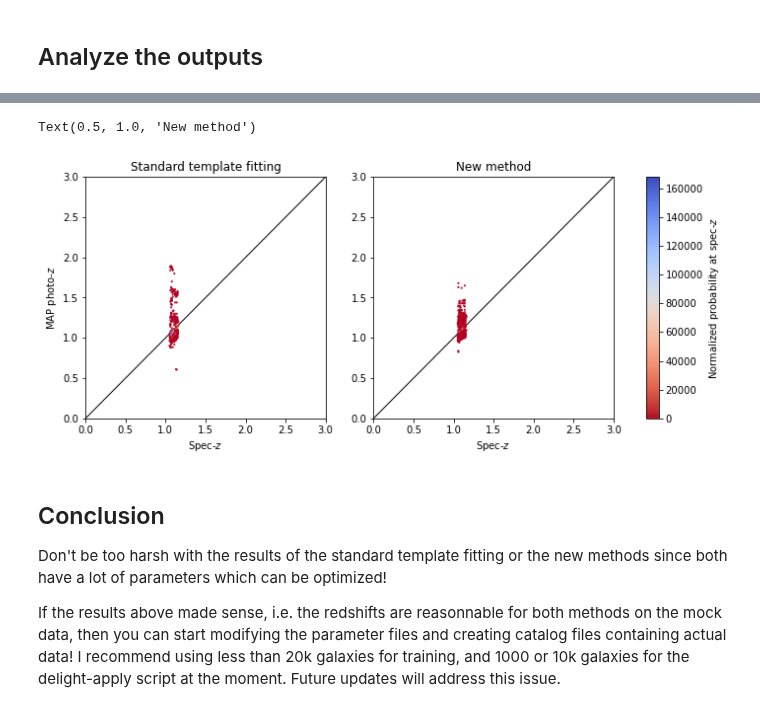
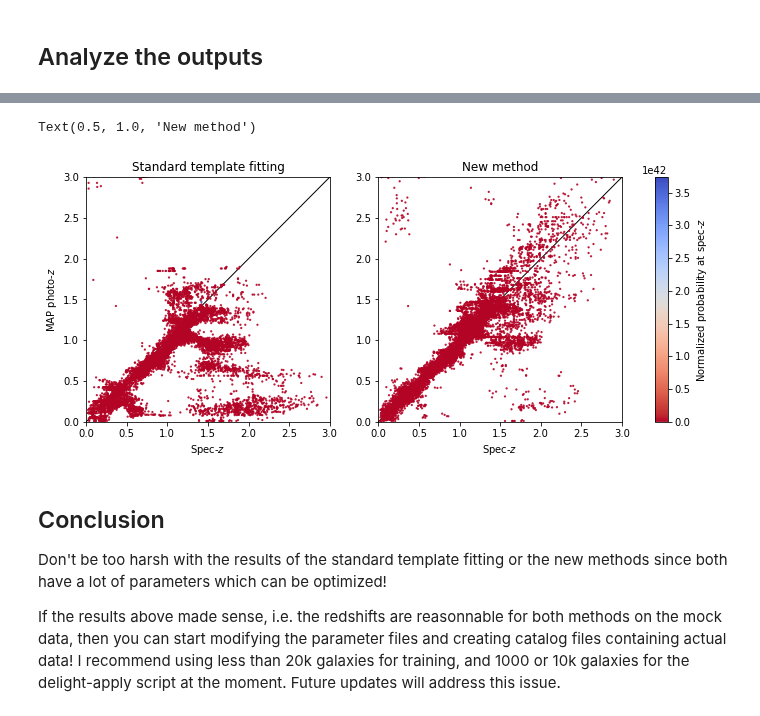
Before and after one commit to sylvielsstfr/MyDockerTools, a Jupyter notebook: UbuntuAnacondaDelightRail/notebooks/analysis_output_delight/Examine_delight_descdc2output.ipynb, the cells around one changed output, grey strips where cells are left out. Cells and saved outputs as stored; diff of their text form; code cells hidden in the pictures.

```diff
--- a/UbuntuAnacondaDelightRail/notebooks/analysis_output_delight/Examine_delight_descdc2output.ipynb
+++ b/UbuntuAnacondaDelightRail/notebooks/analysis_output_delight/Examine_delight_descdc2output.ipynb
@@ -52,3 +102,3 @@ configdatafilename="tmp/parametersTest_15.cfg"
 # %%
-paramsdata = parseParamFile(configdatafilename, verbose=True)
+params = parseParamFile(configdatafilename, verbose=True)
 # %% [output]
@@ -73,8 +123,6 @@ paramsdata = parseParamFile(configdatafilename, verbose=True)
 >  confidenceLevels     0.1 0.5 0.68 0.95
 # %% [markdown]
 # Analyse
-# %%
-params=paramsdata
 # %%
 DL = approx_DL()
 redshiftDistGrid, redshiftGrid, redshiftGridGP = createGrids(params)
@@ -101,3 +187,9 @@ for t, sed_name in enumerate(sed_names):
+# %%
+metricscww_stack=np.vstack(all_metricscww)
+metrics_stack=np.vstack(all_metrics)
+# %%
+pdfatZ_cww_stack=np.concatenate(all_pdfatZ_cww)
+pdfatZ_stack=np.concatenate(all_pdfatZ)
 # %%
 # Load the PDF files
 metricscww = np.loadtxt(params['metricsFile'])
@@ -184,27 +276,27 @@ fig.tight_layout()
 # %%
 cmap = "coolwarm_r"
 vmin = 0.0
 alpha = 0.9
 s = 5
 fig, axs = plt.subplots(1, 2, figsize=(12, 4.5))
-vs = axs[0].scatter(metricscww[:, i_zt], metricscww[:, i_zmap],
-                    s=s, c=pdfatZ_cww, cmap=cmap, linewidth=0, vmin=vmin, alpha=alpha)
-vs = axs[1].scatter(metrics[:, i_zt], metrics[:, i_zmap],
-                    s=s, c=pdfatZ, cmap=cmap, linewidth=0, vmin=vmin, alpha=alpha)
+vs = axs[0].scatter(metricscww_stack[:, i_zt], metricscww_stack[:, i_zmap],
+                    s=s, c=pdfatZ_cww_stack, cmap=cmap, linewidth=0, vmin=vmin, alpha=alpha)
+vs = axs[1].scatter(metrics_stack[:, i_zt], metrics_stack[:, i_zmap],
+                    s=s, c=pdfatZ_stack, cmap=cmap, linewidth=0, vmin=vmin, alpha=alpha)
 clb = plt.colorbar(vs, ax=axs.ravel().tolist())
 clb.set_label('Normalized probability at spec-$z$')
 for i in range(2):
     axs[i].plot([0, zmax], [0, zmax], c='k', lw=1, zorder=0, alpha=1)
     axs[i].set_ylim([0, zmax])
     axs[i].set_xlim([0, zmax])
     axs[i].set_xlabel('Spec-$z$')
 axs[0].set_ylabel('MAP photo-$z$')
 
 axs[0].set_title('Standard template fitting')
 axs[1].set_title('New method')
 # %% [output]
 Text(0.5, 1.0, 'New method')
-[figure, old version]
+[figure, new version]
 # %% [markdown]
 ## Conclusion
 Don't be too harsh with the results of the standard template fitting or the new methods since both have a lot of parameters which can be optimized!
```
Also changed, not shown: parts of 17 cells of this notebook.
